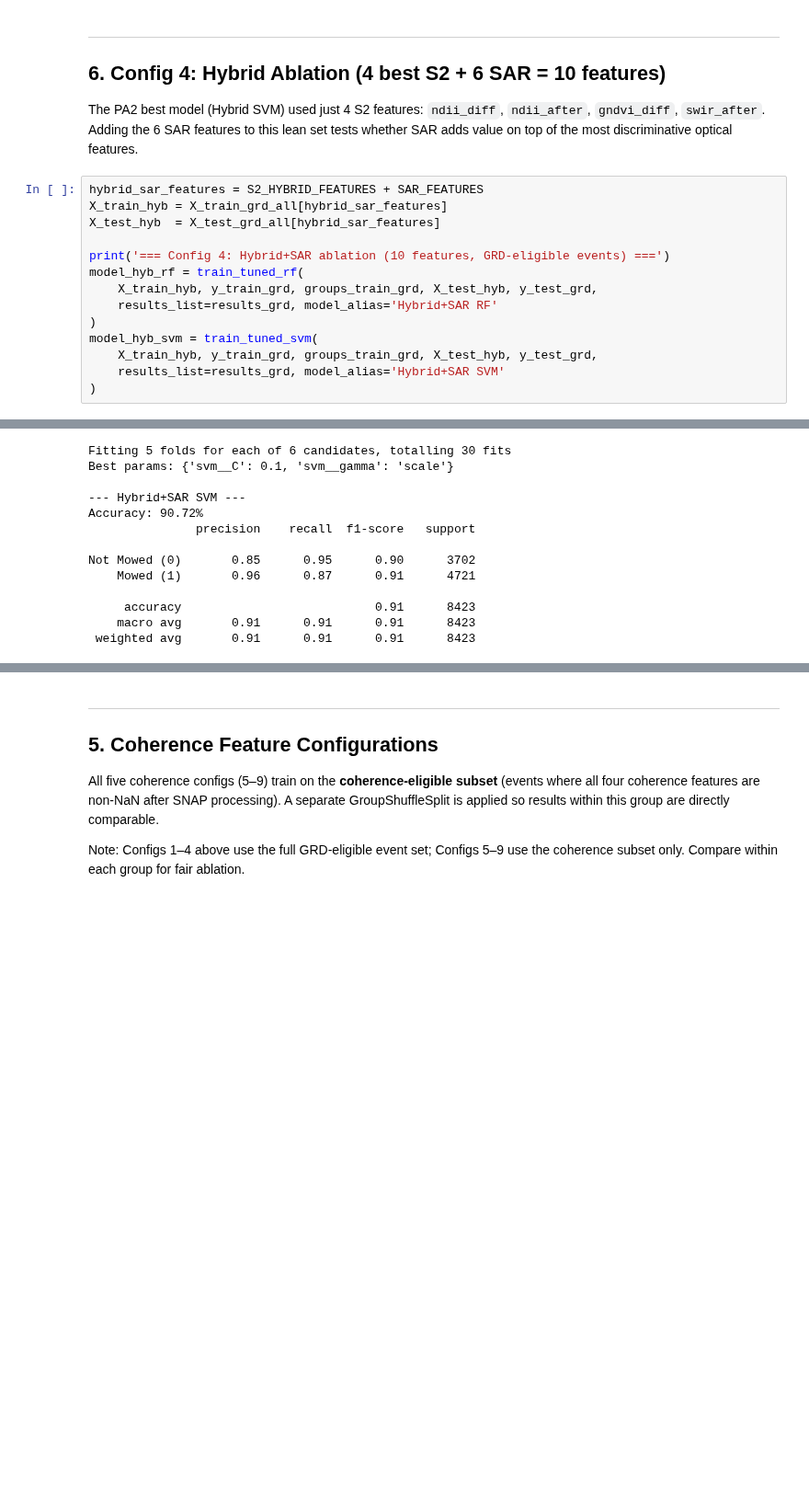
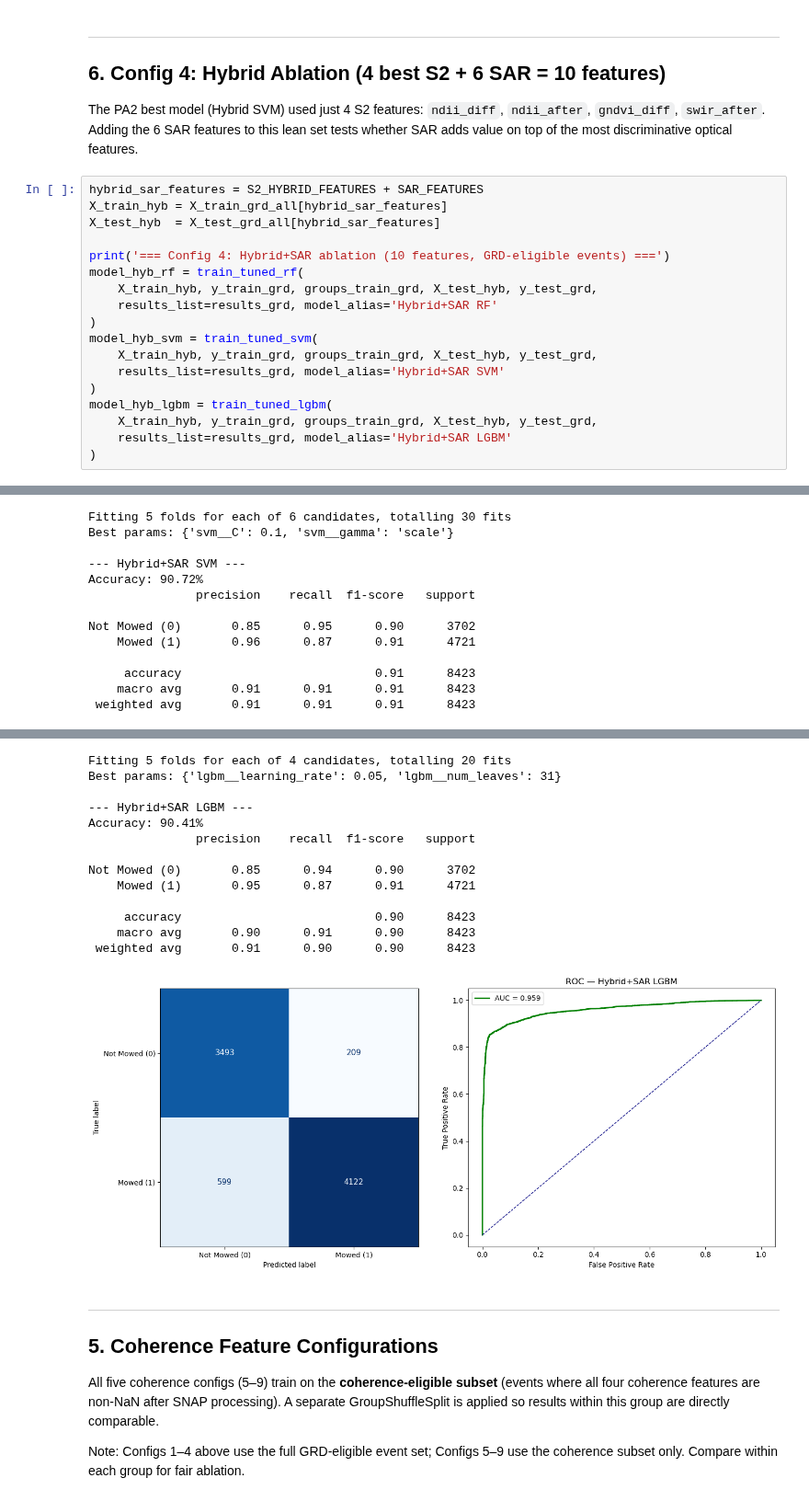
Before and after one commit to klaveflo/satellite-mowing-detection, a Jupyter notebook: notebooks/08_model_training.ipynb, the cells around one changed output, grey strips where cells are left out. Shown at 92% size. Cells and saved outputs as stored; diff of their text form; blank space fills up the shorter version.

```diff
--- a/notebooks/08_model_training.ipynb
+++ b/notebooks/08_model_training.ipynb
@@ -297,36 +351,54 @@ model_hyb_svm = train_tuned_svm(
     X_train_hyb, y_train_grd, groups_train_grd, X_test_hyb, y_test_grd,
     results_list=results_grd, model_alias='Hybrid+SAR SVM'
 )
+model_hyb_lgbm = train_tuned_lgbm(
+    X_train_hyb, y_train_grd, groups_train_grd, X_test_hyb, y_test_grd,
+    results_list=results_grd, model_alias='Hybrid+SAR LGBM'
+)
 # %% [output]
 === Config 4: Hybrid+SAR ablation (10 features, GRD-eligible events) ===
 Fitting 5 folds for each of 6 candidates, totalling 30 fits
 Best params: {'rf__max_depth': 10, 'rf__n_estimators': 200}
 
 --- Hybrid+SAR RF ---
 Accuracy: 91.63%
                precision    recall  f1-score   support
 
 Not Mowed (0)       0.86      0.97      0.91      3702
     Mowed (1)       0.97      0.88      0.92      4721
 
      accuracy                           0.92      8423
     macro avg       0.92      0.92      0.92      8423
  weighted avg       0.92      0.92      0.92      8423
 [figure]
 Fitting 5 folds for each of 6 candidates, totalling 30 fits
 Best params: {'svm__C': 0.1, 'svm__gamma': 'scale'}
 
 --- Hybrid+SAR SVM ---
 Accuracy: 90.72%
                precision    recall  f1-score   support
 
 Not Mowed (0)       0.85      0.95      0.90      3702
     Mowed (1)       0.96      0.87      0.91      4721
 
      accuracy                           0.91      8423
     macro avg       0.91      0.91      0.91      8423
  weighted avg       0.91      0.91      0.91      8423
 [figure]
+Fitting 5 folds for each of 4 candidates, totalling 20 fits
+Best params: {'lgbm__learning_rate': 0.05, 'lgbm__num_leaves': 31}
+
+--- Hybrid+SAR LGBM ---
+Accuracy: 90.41%
+               precision    recall  f1-score   support
+
+Not Mowed (0)       0.85      0.94      0.90      3702
+    Mowed (1)       0.95      0.87      0.91      4721
+
+     accuracy                           0.90      8423
+    macro avg       0.90      0.91      0.90      8423
+ weighted avg       0.91      0.90      0.90      8423
+[figure, added]
 # %% [markdown]
 ---
 ## 5. Coherence Feature Configurations
```
Also changed, not shown: parts of 12 cells of this notebook, 4 other files.
